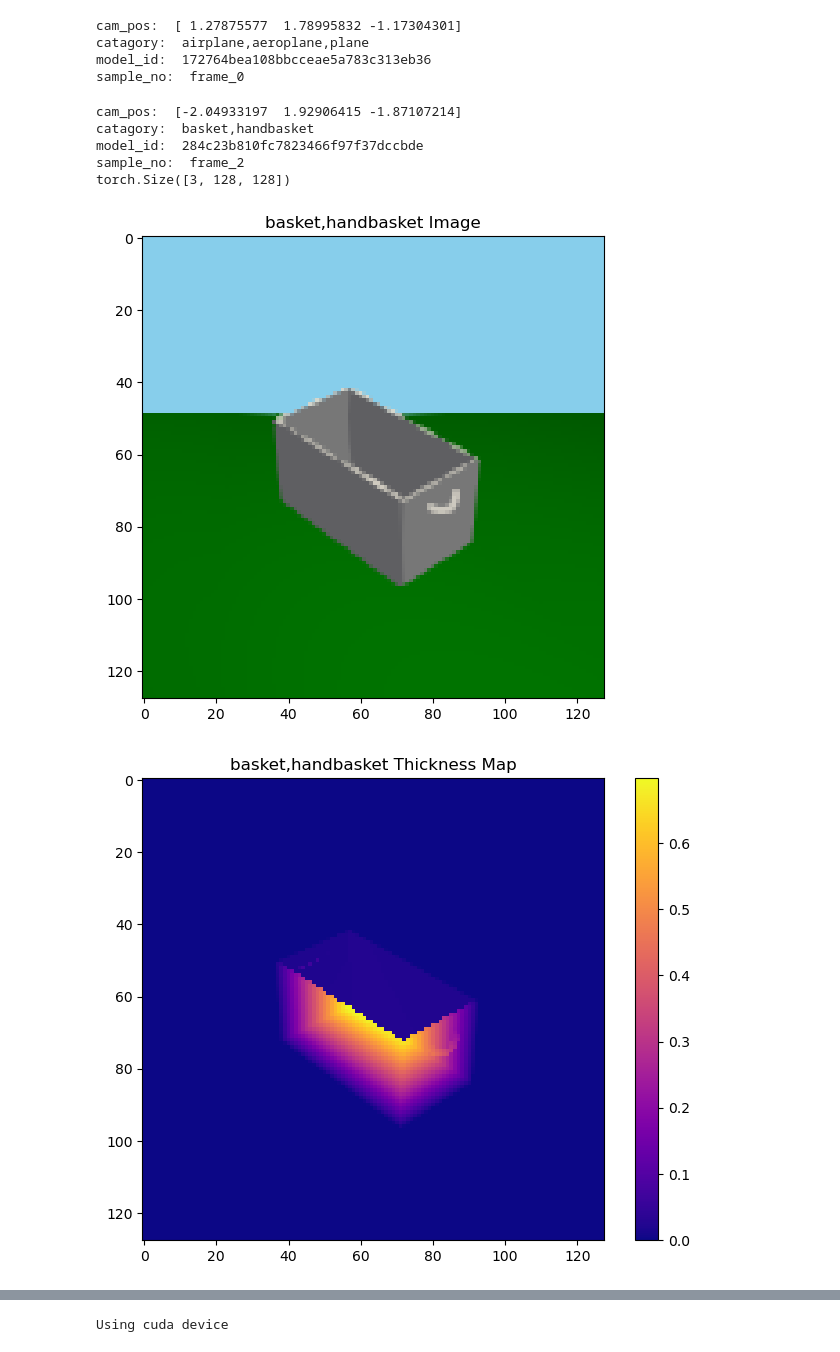
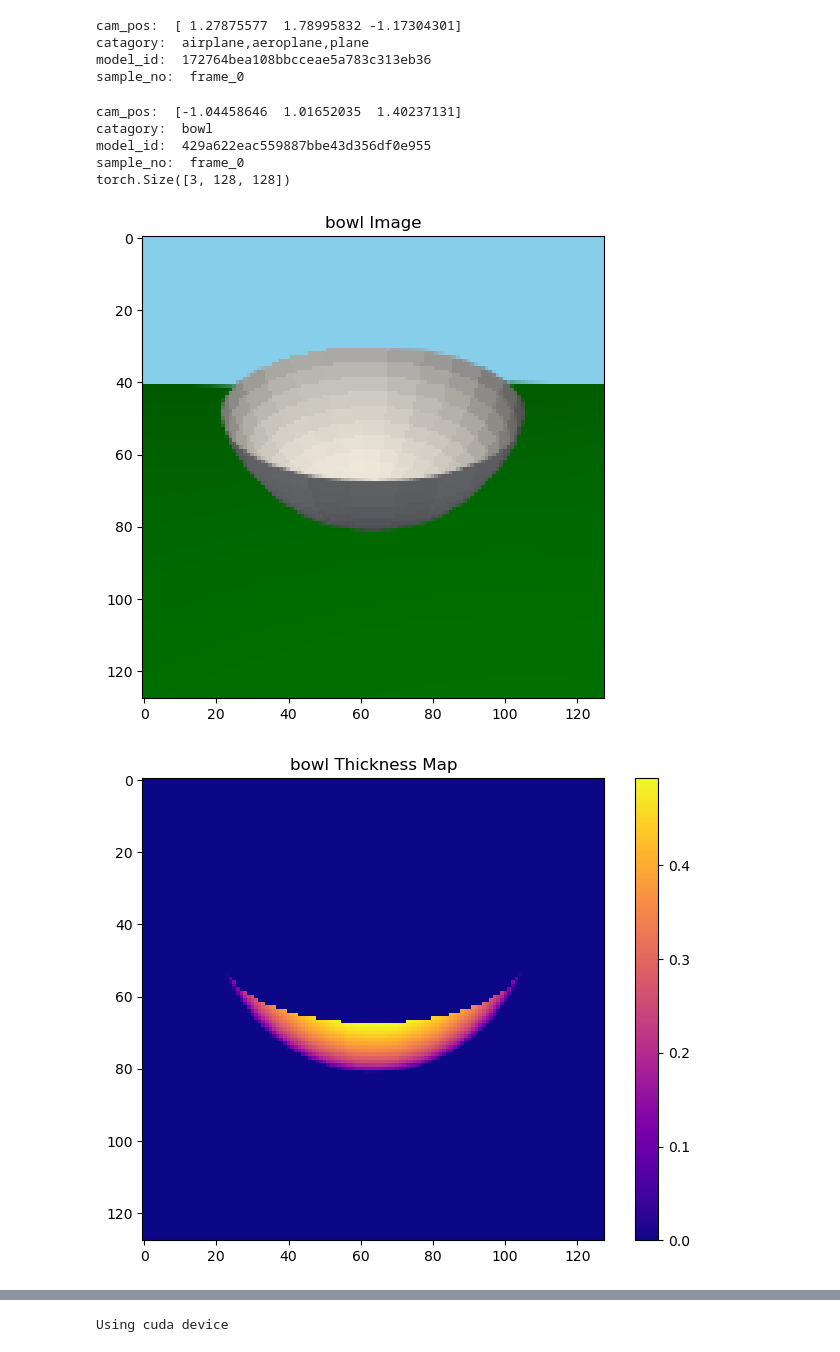
Before and after one commit to kane1204/Object-Thickness-Estimation-Network, a Jupyter notebook: train_model_balanced.ipynb, the cells around one changed output, grey strips where cells are left out. Drawn from its saved outputs; the diff is of its cells as text; code cells hidden in the pictures.

Commit message:
model tests

```diff
--- a/train_model_balanced.ipynb
+++ b/train_model_balanced.ipynb
@@ -84,41 +84,41 @@ augs = A.Compose([A.Normalize(mean = total_mean,
 thickness_dataset = ThicknessDataset(PATH, transform=augs)
 # %%
 import cv2
-idx = 245
+idx = 1002
 sample = thickness_dataset[idx]
 
 print("cam_pos: ", sample['cam_pos'])
 print("catagory: ", sample['catagory'])
 print("model_id: ", sample['model_id'])
 print("sample_no: ", sample['sample_no'])
 
 img = sample['img']
 print(img.shape)
 img_loc = sample['img_loc']
 img = cv2.cvtColor(cv2.imread(img_loc), cv2.COLOR_BGR2RGB)
 
 # Displays ehhe
 fig = plt.figure(figsize=(8,6))
 ax = fig.add_subplot()
 ax.imshow(img)
 plt.title(f"{sample['catagory']} Image")
 plt.show()
 # fig.savefig("img.pdf")
 # plot depth map
 
 vis = sample['thick_map'].reshape(128,128)
 fig = plt.figure(figsize=(8,6))
 ax = fig.add_subplot()
 cls =ax.imshow(vis, cmap='plasma')
 plt.title(f"{sample['catagory']} Thickness Map")
 plt.colorbar(cls)
 plt.show()
-fig.savefig("thickmap.pdf")
+# fig.savefig("thickmap.pdf")
 # %% [output]
-cam_pos:  [-2.04933197  1.92906415 -1.87107214]
-catagory:  basket,handbasket
-model_id:  284c23b810fc7823466f97f37dccbde
-sample_no:  frame_2
+cam_pos:  [-1.04458646  1.01652035  1.40237131]
+catagory:  bowl
+model_id:  429a622eac559887bbe43d356df0e955
+sample_no:  frame_0
 torch.Size([3, 128, 128])
-[figure, old version]
+[figure, new version]
-[figure, old version]
+[figure, new version]
```
Also changed, not shown: parts of 1 cell of this notebook.
